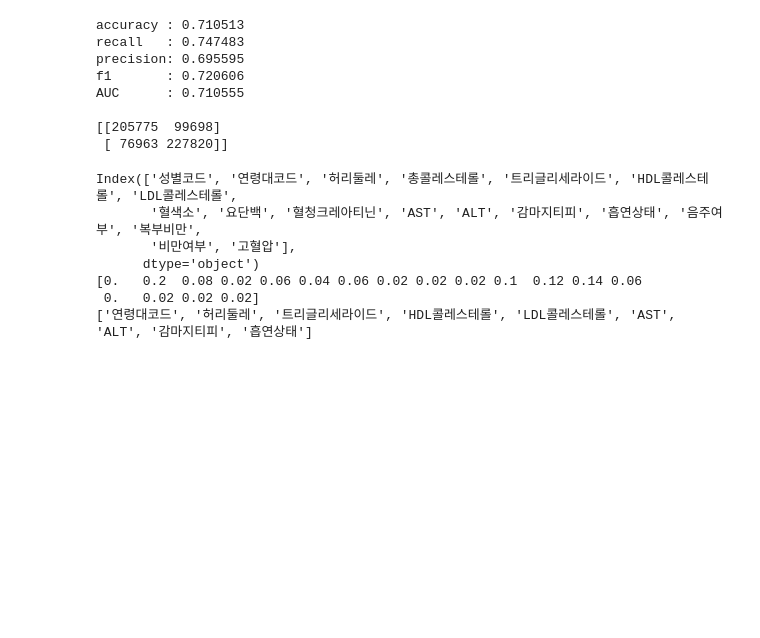
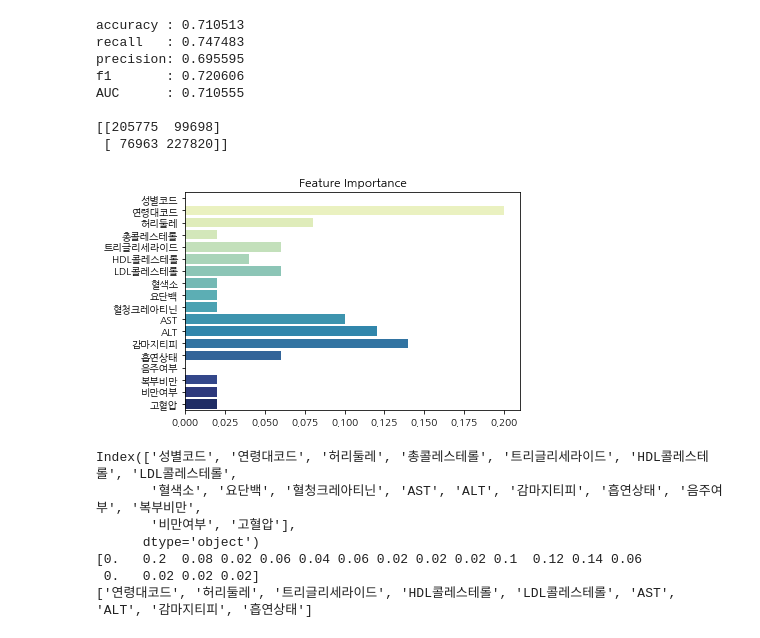
Before and after one commit to kms2698/diabetes-analysys_topgap, a Jupyter notebook: AdaBoostClassifier.ipynb, the cells around one changed output. Saved outputs shown, nothing was run; the diff lists cells and outputs as text; code cells hidden in the pictures; blank space fills up the shorter version.

Commit message:
add feature impt graph & cf matrix

```diff
--- a/AdaBoostClassifier.ipynb
+++ b/AdaBoostClassifier.ipynb
@@ -71,6 +95,18 @@ AUC      : 0.710555
 
 [[205775  99698]
  [ 76963 227820]]
+# %%
+feat_impt = ['성별코드', '연령대코드', '허리둘레', '총콜레스테롤', '트리글리세라이드', 'HDL콜레스테롤', 'LDL콜레스테롤',
+       '혈색소', '요단백', '혈청크레아티닌', 'AST', 'ALT', '감마지티피', '흡연상태', '음주여부', '복부비만',
+       '비만여부', '고혈압']
+feat_list = [0, 0.2, 0.08, 0.02, 0.06, 0.04, 0.06, 0.02, 0.02, 0.02, 0.1, 0.12, 0.14, 0.06,
+ 0, 0.02, 0.02, 0.02]
+# %%
+ax = sns.barplot(y=feat_impt, x=feat_list, palette="YlGnBu")
+plt.title('Feature Importance')
+plt.show(ax)
+# %% [output]
+[figure, added]
 # %%
 print(X_train.columns)
 print(model.feature_importances_)
```
Also changed, not shown: parts of 6 cells of this notebook.
